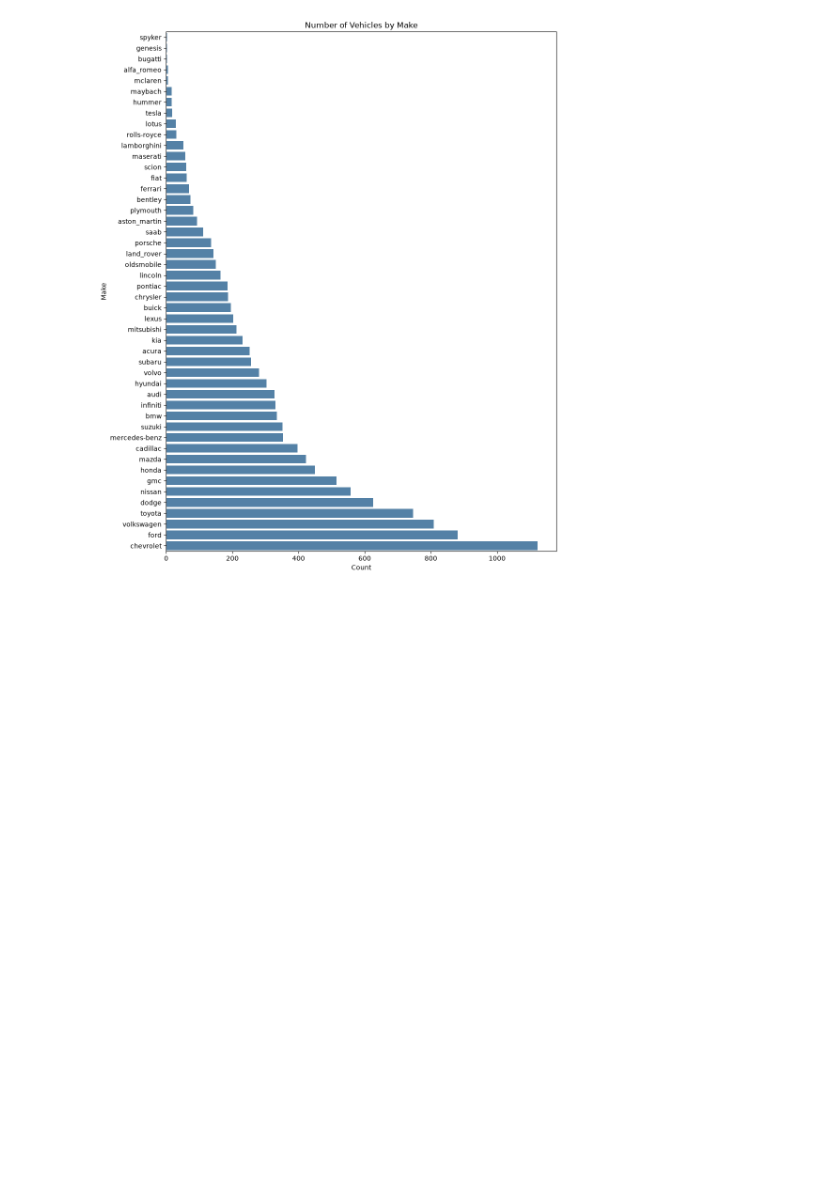
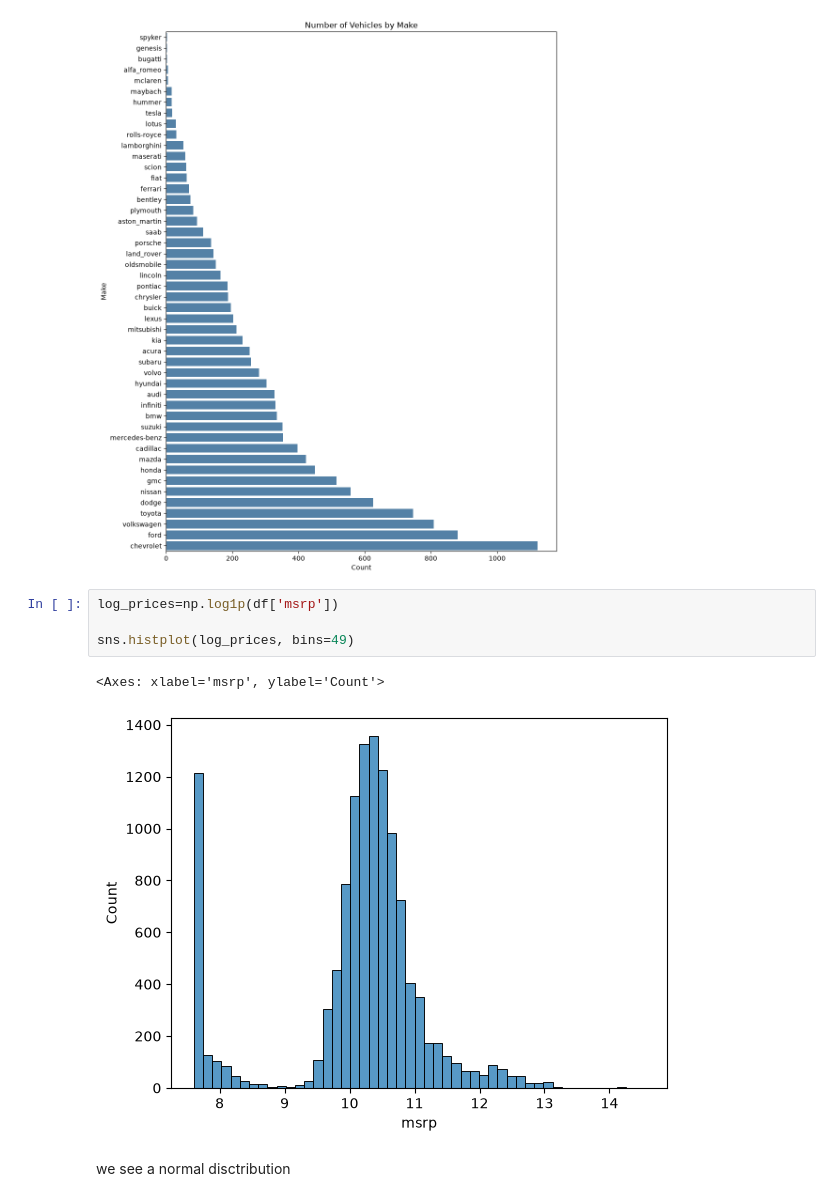
Before and after one commit to Achrafelmadanyy/ml, a Jupyter notebook: learning/data_analysis.ipynb, the cells around one changed output. Saved outputs shown, nothing was run; the diff lists cells and outputs as text; blank space fills up the shorter version.

```diff
--- a/learning/data_analysis.ipynb
+++ b/learning/data_analysis.ipynb
@@ -61,3 +61,12 @@ plt.tight_layout()
 plt.show()
 # %% [output]
 [figure]
+# %%
+log_prices=np.log1p(df['msrp'])
+
+sns.histplot(log_prices, bins=49)
+# %% [output]
+<Axes: xlabel='msrp', ylabel='Count'>
+[figure, added]
+# %% [markdown]
+we see a normal  disctribution
```
Also changed, not shown: parts of 9 cells of this notebook.
